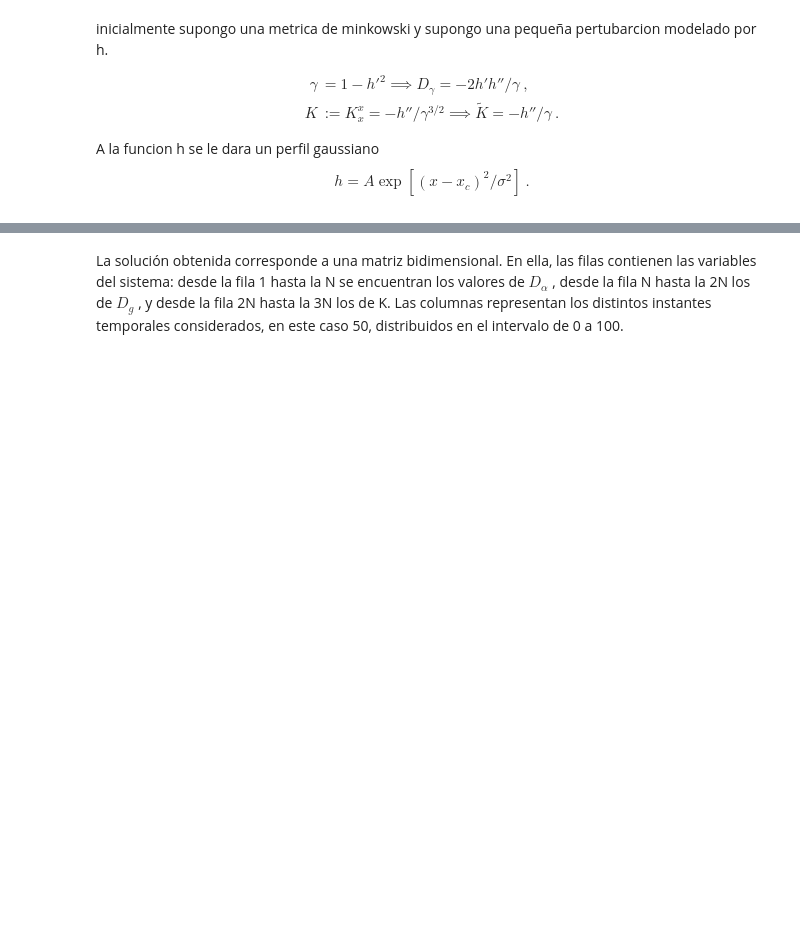
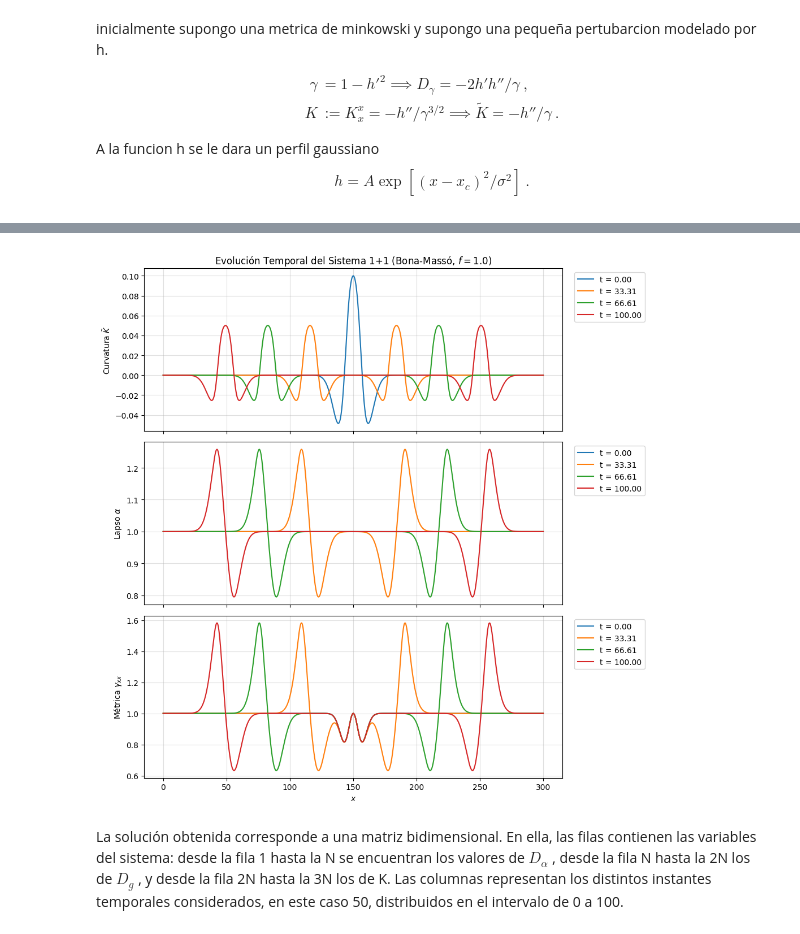
Before and after one commit to sebasagudelo0169/BSSN, a Jupyter notebook: 1+1/Prueba1+1BSSN.ipynb, the cells around one changed output, grey strips where cells are left out. Cells and saved outputs as stored; diff of their text form; code cells hidden in the pictures; blank space fills up the shorter version.

```diff
--- a/1+1/Prueba1+1BSSN.ipynb
+++ b/1+1/Prueba1+1BSSN.ipynb
@@ -217,18 +241,61 @@ def sistema_edp(t, y_global, N, dx, f):
 # %%
-y_inicial = np.concatenate([Dalpha_init, Dg_init, k_init])     # concateno las condiciones iniciales
+# --- INTEGRACIÓN TEMPORAL ----------------------------------------
+y_inicial = np.concatenate([Dalpha_init, Dg_init, k_init])
 
 t_span = (0.0, tfinal)
-t_eval = np.linspace(0, tfinal, 500)
+t_eval = np.linspace(0.0, tfinal, 1250)
 
-# Resolver usando solve_ivp
+# Paso máximo tipo CFL: dt_max <= 0.5 * dx / sqrt(f)
+dt_cfl = 0.5 * dx / np.sqrt(max(f, 1.0))
 solucion = solve_ivp(
-    sistema_edp,
+    RHS,
     t_span,
     y_inicial,
     t_eval=t_eval,
     args=(N, dx, f),
-    method='RK45'
+    method='RK45',
+    rtol=1e-8,
+    atol=1e-10,
+    max_step=dt_cfl
 )
+# %%
+# Índices de 4 instantes de tiempo equiespaciados
+num_pasos = solucion.y.shape[1]
+time_indices = np.linspace(0, num_pasos - 1, 4, dtype=int)
+
+# Creamos 3 paneles verticales que comparten el mismo eje x
+fig, axes = plt.subplots(3, 1, figsize=(10, 10), sharex=True)
+
+for j in time_indices:
+    t_actual = solucion.t[j]
+
+    # Extraemos las 3 variables de estado en el instante j
+    Dalpha_j, Dg_j, k_j = solucion.y[:, j].reshape((3, N))
+
+    # Reconstruimos alpha y g (usa la misma función que tengas en RHS)
+    alpha_j = reconstruir_desde_derivada_log(Dalpha_j, dx=dx, initial=1.0)
+    g_j     = reconstruir_desde_derivada_log(Dg_j, dx=dx, initial=1.0)
+
+    etiqueta = f't = {t_actual:.2f}'
+    axes[0].plot(x_numerico, k_j, label=etiqueta)
+    axes[1].plot(x_numerico, alpha_j, label=etiqueta)
+    axes[2].plot(x_numerico, g_j, label=etiqueta)
+
+# Configuración de etiquetas y títulos
+axes[0].set_title('Evolución Temporal del Sistema 1+1 (Bona-Massó, $f = ' + f'{f}$)')
+axes[0].set_ylabel(r'Curvatura $\tilde{K}$')
+axes[1].set_ylabel(r'Lapso $\alpha$')
+axes[2].set_ylabel(r'Métrica $\gamma_{xx}$')
+axes[2].set_xlabel('$x$')
+
+for ax in axes:
+    ax.grid(True, alpha=0.4)
+    ax.legend(bbox_to_anchor=(1.02, 1), loc='upper left')
+
+plt.tight_layout()
+plt.show()
+# %% [output]
+[figure, added]
 # %% [markdown]
 La solución obtenida corresponde a una matriz bidimensional. En ella, las filas contienen las variables del sistema: desde la fila 1 hasta la N se encuentran los valores de $D_α$	, desde la fila N hasta la 2N los de $D_g$
 , y desde la fila 2N hasta la 3N los de K. Las columnas representan los distintos instantes temporales considerados, en este caso 50, distribuidos en el intervalo de 0 a 100.
```
Also changed, not shown: parts of 12 cells of this notebook, 3 other files.
